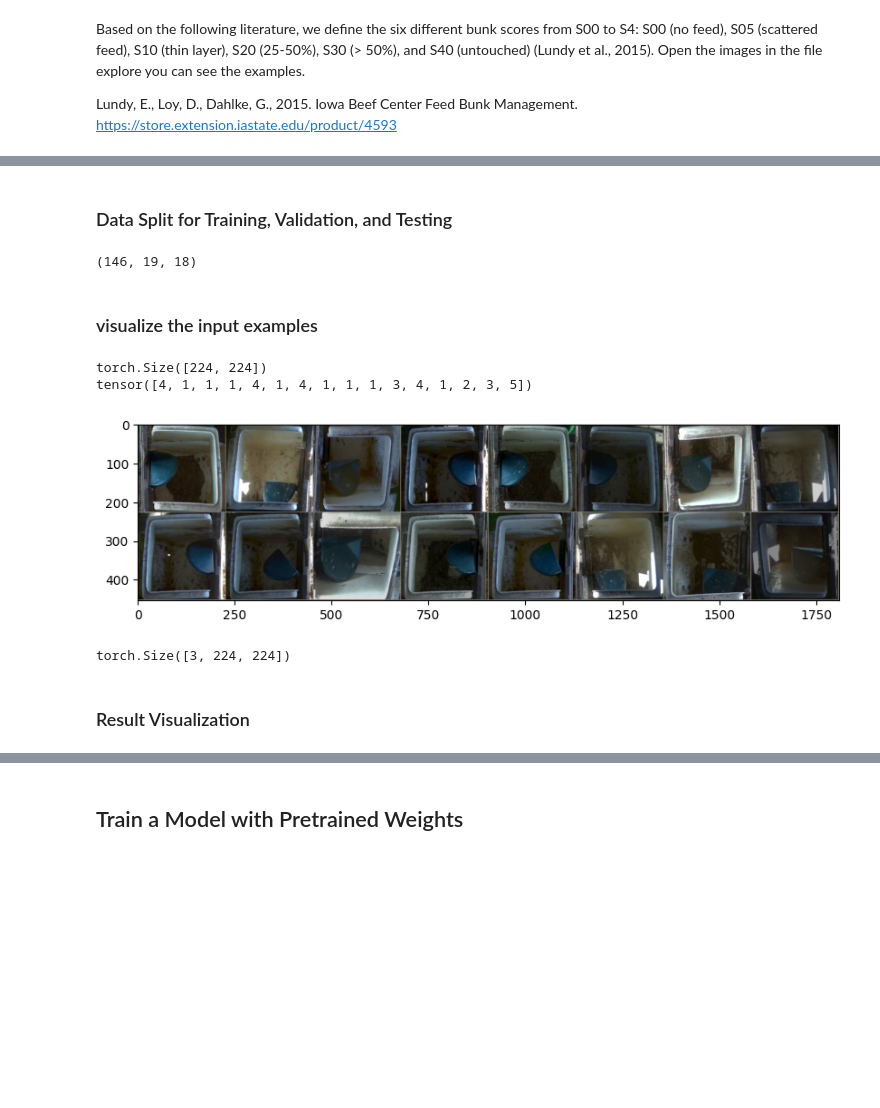
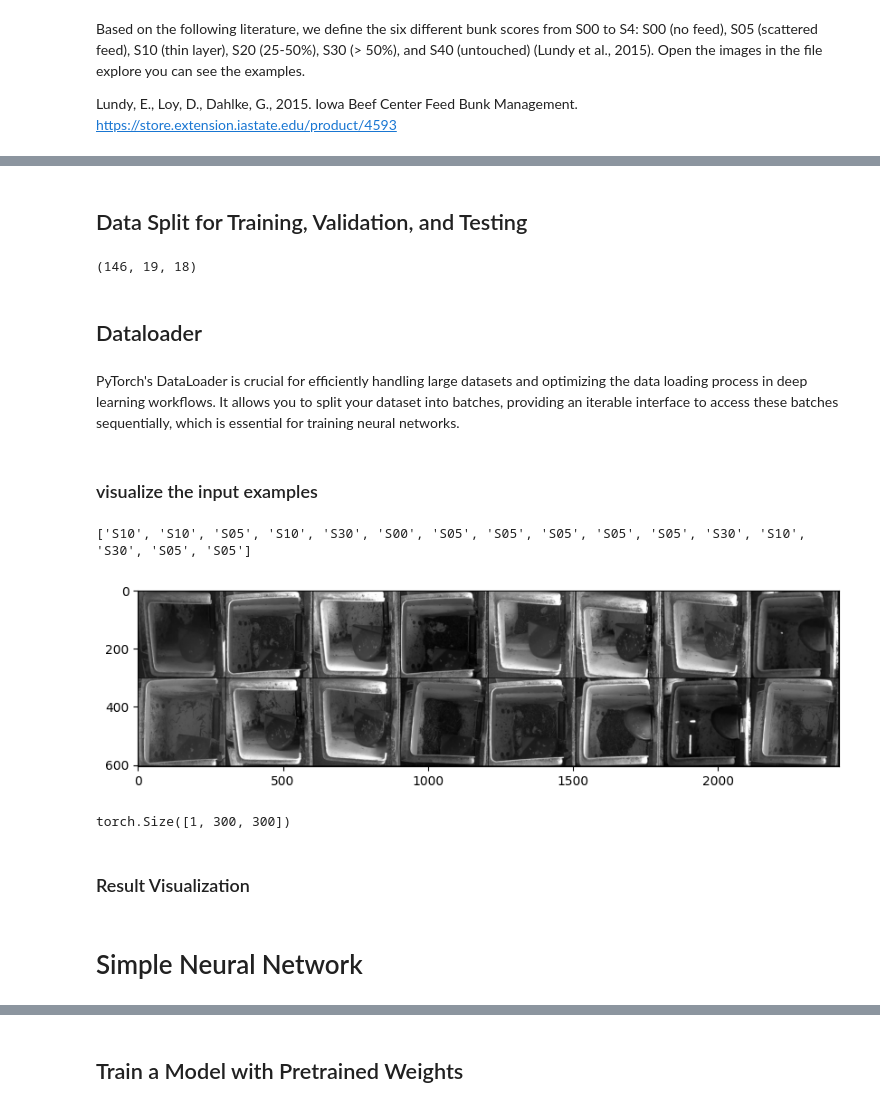
Before and after one commit to TAMIDSpiyalong/Decision-Science-for-Sustainable-Livestock-Systems, a Jupyter notebook: computer_vision_for_feed_grading.ipynb, the cells around one changed output, grey strips where cells are left out. Cells and saved outputs as stored; diff of their text form; code cells hidden in the pictures; blank space fills up the shorter version.

```diff
--- a/computer_vision_for_feed_grading.ipynb
+++ b/computer_vision_for_feed_grading.ipynb
@@ -61,13 +70,15 @@ I added some brightness augmentation so the model can handle different time of t
 # %%
+import torchvision.transforms as transforms
+
 # this is the mean and standard deviation for imagenet dataset
 mean = np.array([0.485, 0.456, 0.406])
 std = np.array([0.229, 0.224, 0.225])
 
 transform = transforms.Compose([
-        transforms.ColorJitter(brightness=(0.5, 1.5)),  # Adjust brightness
-        transforms.Resize((224,224)),
-#         transforms.CenterCrop((224,224)),
-        transforms.RandomHorizontalFlip(),
+        # transforms.ColorJitter(brightness=(0.5, 1.5)),  # Adjust brightness
+        transforms.Resize((300,300)),
+        # transforms.RandomHorizontalFlip(),
         transforms.ToTensor(),
-        transforms.Normalize(mean, std)
+        # transforms.Normalize(mean, std),
+        transforms.Grayscale()
     ])
@@ -77,0 +85,24 @@ images = datasets.ImageFolder('mixture/',transform)
+# %%
+images = torchvision.datasets.ImageFolder('mixture/',transform)
+
+class_names = images.classes
+print(images.classes)
+print(len(images))
+print(len(images[99]))
+
+image_tensor = images[100][0]
+
+print(image_tensor.shape)
+
+image_label = images[100][1]
+
+print(image_label)
+
+print(images[0][0]*255,images[0][1])
+
+image_to_display = image_tensor.permute(1, 2, 0).cpu().numpy()
+
+# Display the image
+plt.title('GT: '+class_names[int(image_label)])
+plt.imshow(image_to_display)
+plt.show()
@@ -78,11 +123,11 @@ images = datasets.ImageFolder('mixture/',transform)
 # %% [markdown]
-### Data Split for Training, Validation, and Testing
+## Data Split for Training, Validation, and Testing
 # %%
 data_size = len(images.imgs)
 train_size = int(data_size*0.8)
 val_size = (data_size-train_size)//2
 test_size = data_size-train_size-val_size
-train_set, val_set, test_set = data.random_split(images, (train_size,val_size,test_size))
+train_set, val_set, test_set = torch.utils.data.random_split(images, (train_size,val_size,test_size))
 # %%
 train_size,test_size,val_size
 # %% [output]
@@ -92 +135,5 @@ train_size,test_size,val_size
+# %% [markdown]
+## Dataloader
+# %% [markdown]
+PyTorch's DataLoader is crucial for efficiently handling large datasets and optimizing the data loading process in deep learning workflows. It allows you to split your dataset into batches, providing an iterable interface to access these batches sequentially, which is essential for training neural networks.
 # %%
@@ -102,28 +149,26 @@ val_dataloader = DataLoader(val_set, batch_size=batch_size, shuffle=False, num_w
 # %%
 def imshow(inp, title=None):
     """Imshow for Tensor."""
     inp = inp.numpy().transpose((1, 2, 0))
-    inp = std * inp + mean # correct the nornalization
-    inp = np.clip(inp, 0, 1)
+    # inp = std * inp + mean # correct the nornalization
+    # inp = np.clip(inp, 0, 1)
     plt.imshow(inp)
 
 # Get a batch of training data
 inputs, classes = next(iter(train_dataloader))
-print(inputs[0][0].shape)
 
 # Make a grid from batch
 out = torchvision.utils.make_grid(inputs)
 plt.figure(figsize=(10,5))
 imshow(out, title='Input Examples')
-print(classes)
+print([class_names[i] for i in classes])
 # %% [output]
-torch.Size([224, 224])
-tensor([4, 1, 1, 1, 4, 1, 4, 1, 1, 1, 3, 4, 1, 2, 3, 5])
+['S10', 'S10', 'S05', 'S10', 'S30', 'S00', 'S05', 'S05', 'S05', 'S05', 'S05', 'S30', 'S10', 'S30', 'S05', 'S05']
-[figure, old version]
+[figure, new version]
 # %%
 test_set[0][0].shape
 # %% [output]
-torch.Size([3, 224, 224])
+torch.Size([1, 300, 300])
 # %% [markdown]
 ### Result Visualization
 # %%
@@ -156,3 +201,5 @@ def visualize_model(model, num_images=16):
                 ax.imshow(inp)
                 if images_so_far == num_images:
                     return
+# %% [markdown]
+# Simple Neural Network
```
Also changed, not shown: parts of 33 cells of this notebook.
